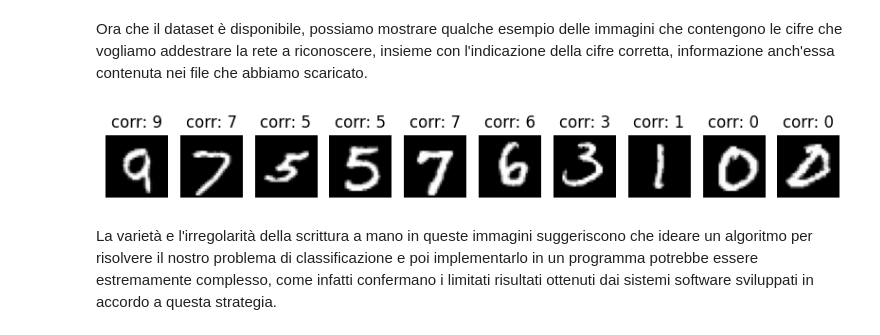
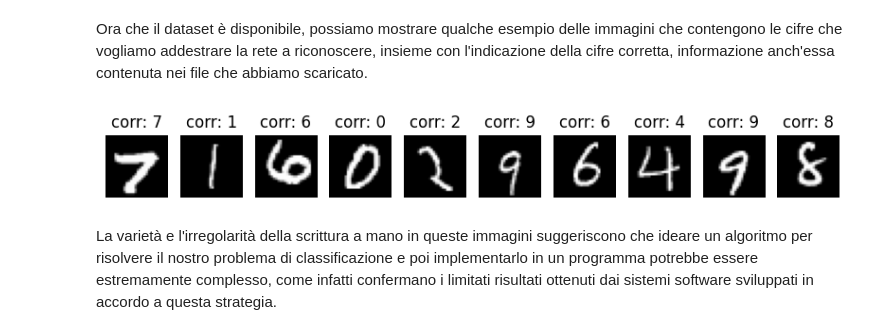
Before and after one commit to lmari/tutorial, a Jupyter notebook: mnist_simple.ipynb, the cells around one changed output. Saved outputs shown, nothing was run; the diff lists cells and outputs as text; code cells hidden in the pictures.

```diff
--- a/mnist_simple.ipynb
+++ b/mnist_simple.ipynb
@@ -53,10 +59,12 @@ Il training set contiene 60000 immagini
 e il test set contiene 10000 immagini.
 # %% [markdown]
 Ora che il dataset è disponibile, possiamo mostrare qualche esempio delle immagini che contengono le cifre che vogliamo addestrare la rete a riconoscere, insieme con l'indicazione della cifre corretta, informazione anch'essa contenuta nei file che abbiamo scaricato.
-# %%
-show_images(train_data)
-# %% [output]
-[figure, removed]
+# %%
+n = 10
+random_indexes = [random.randint(0, len(test_data)) for _ in range(n)]
+show_images(train_data, random_indexes)
+# %% [output]
+[figure, added]
 # %% [markdown]
 La varietà e l'irregolarità della scrittura a mano in queste immagini suggeriscono che ideare un algoritmo per risolvere il nostro problema di classificazione e poi implementarlo in un programma potrebbe essere estremamente complesso, come infatti confermano i limitati risultati ottenuti dai sistemi software sviluppati in accordo a questa strategia.
 # %% [markdown]
```
Also changed, not shown: parts of 20 cells of this notebook, 11 other files.
